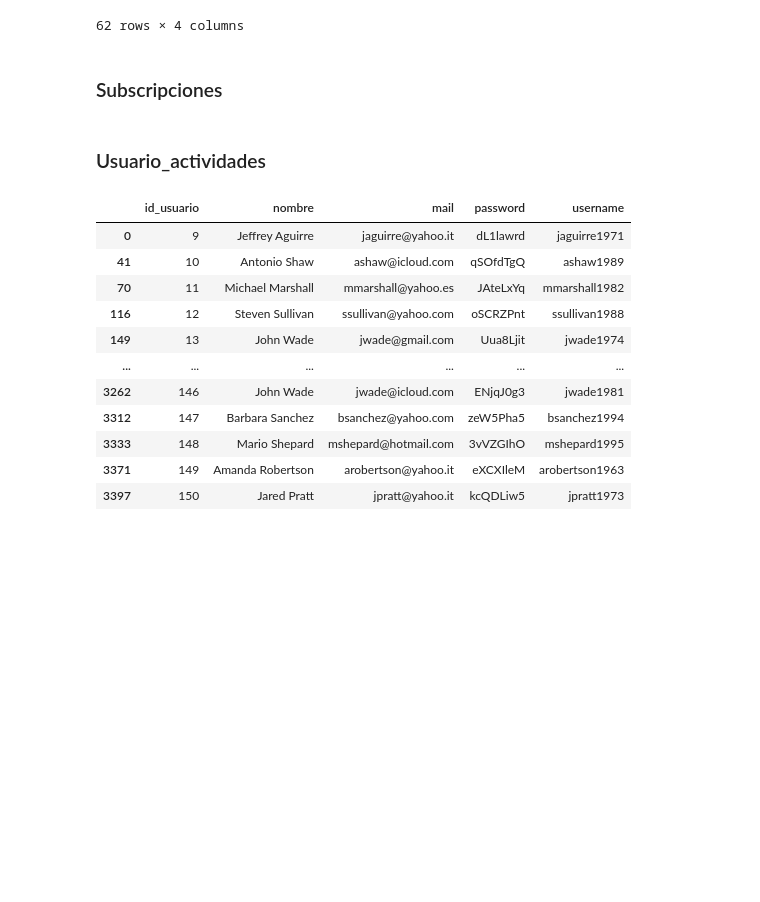
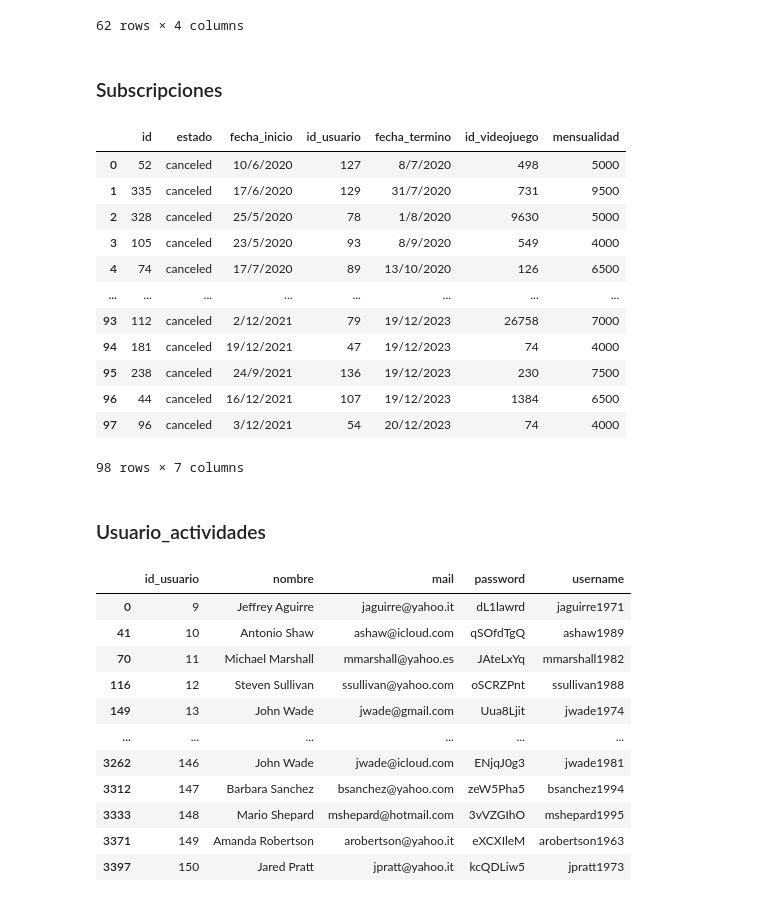
Before and after one commit to VicenteGarayR/Gatos-de-base, a Jupyter notebook: Entrega3/CSV/data_par.ipynb, the cells around one changed output. Drawn from its saved outputs; the diff is of its cells as text; code cells hidden in the pictures; blank space fills up the shorter version.

```diff
--- a/Entrega3/CSV/data_par.ipynb
+++ b/Entrega3/CSV/data_par.ipynb
@@ -154,6 +253,22 @@ df_precio_pre
 # %%
 df_subs_cancel = df_subscripciones[df_subscripciones['estado'] == 'canceled']
 df_subs_active = df_subscripciones[df_subscripciones['estado'] == 'active']
+# %%
+df_subs_cancel
+# %% [output]
+|  | id | estado | fecha_inicio | id_usuario | fecha_termino | id_videojuego | mensualidad |
+| 0 | 52 | canceled | 10/6/2020 | 127 | 8/7/2020 | 498 | 5000 |
+| 1 | 335 | canceled | 17/6/2020 | 129 | 31/7/2020 | 731 | 9500 |
+| 2 | 328 | canceled | 25/5/2020 | 78 | 1/8/2020 | 9630 | 5000 |
+| 3 | 105 | canceled | 23/5/2020 | 93 | 8/9/2020 | 549 | 4000 |
+| 4 | 74 | canceled | 17/7/2020 | 89 | 13/10/2020 | 126 | 6500 |
+| ... | ... | ... | ... | ... | ... | ... | ... |
+| 93 | 112 | canceled | 2/12/2021 | 79 | 19/12/2023 | 26758 | 7000 |
+| 94 | 181 | canceled | 19/12/2021 | 47 | 19/12/2023 | 74 | 4000 |
+| 95 | 238 | canceled | 24/9/2021 | 136 | 19/12/2023 | 230 | 7500 |
+| 96 | 44 | canceled | 16/12/2021 | 107 | 19/12/2023 | 1384 | 6500 |
+| 97 | 96 | canceled | 3/12/2021 | 54 | 20/12/2023 | 74 | 4000 |
+98 rows × 7 columns
 # %% [markdown]
 ### Usuario_actividades
 # %%
```
Also changed, not shown: parts of 19 cells of this notebook.
